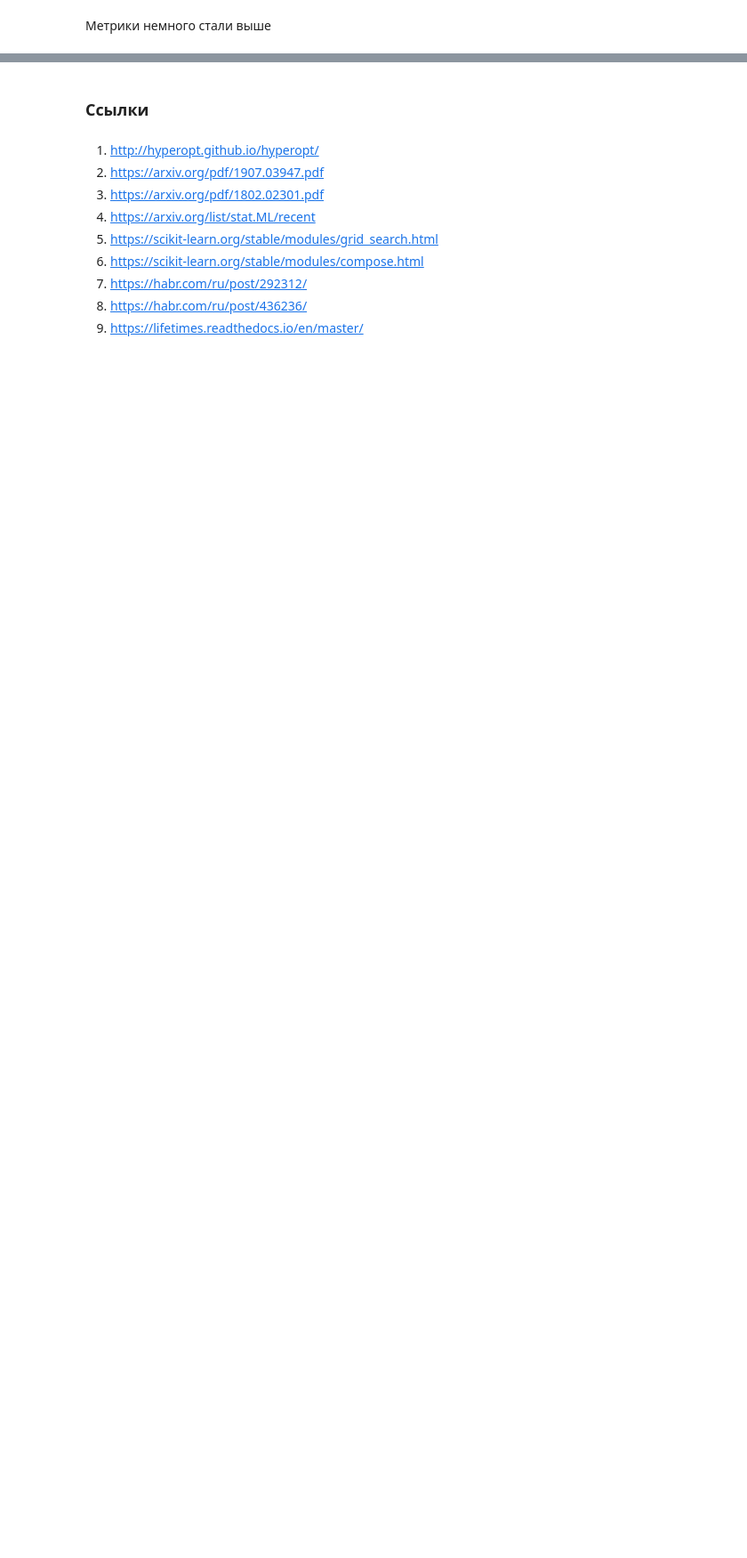
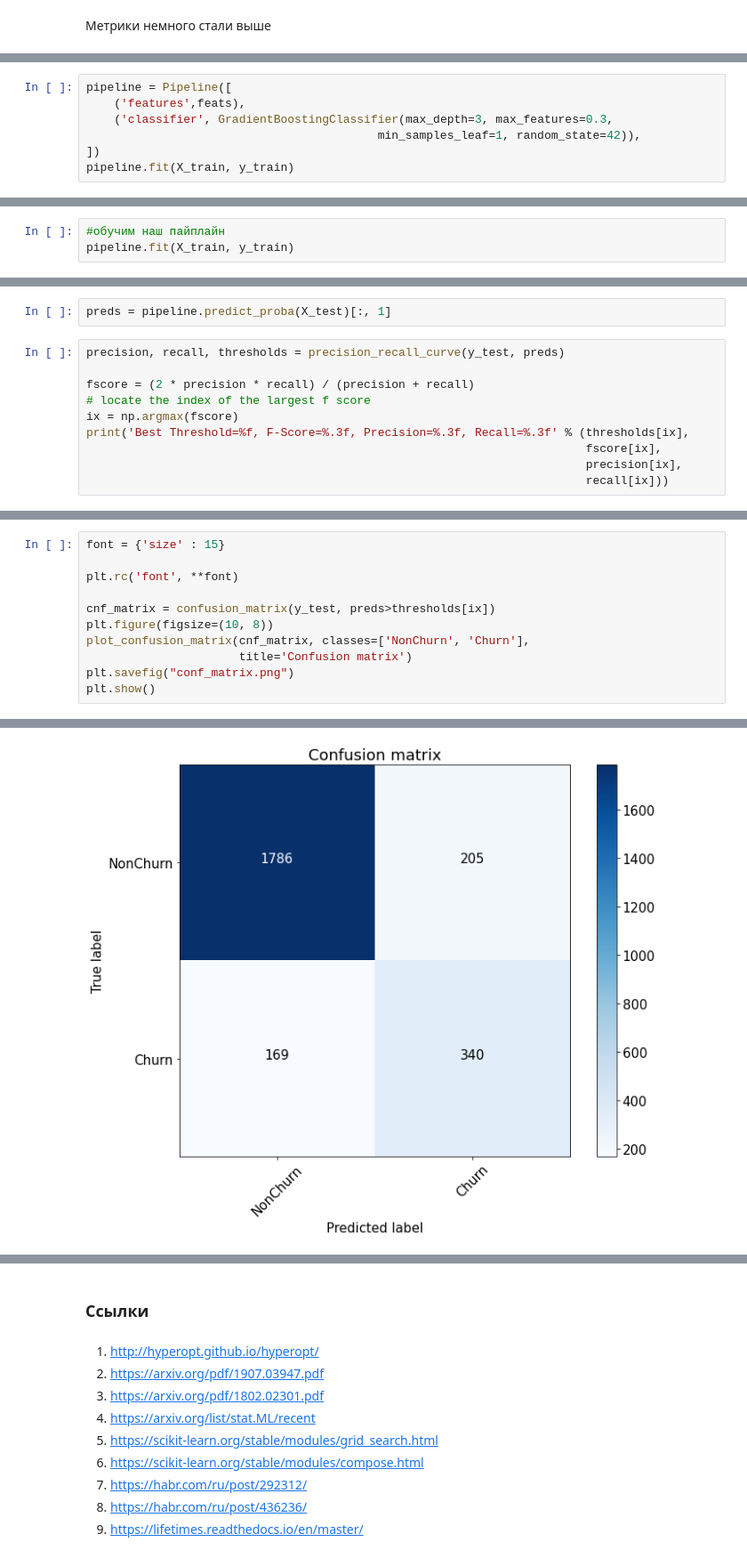
Before and after one commit to Praetorian15/ML-in-business, a Jupyter notebook: HW5.ipynb, the cells around one changed output, grey strips where cells are left out. Shown at 89% size. Saved outputs shown, nothing was run; the diff lists cells and outputs as text; blank space fills up the shorter version.

```diff
--- a/HW5.ipynb
+++ b/HW5.ipynb
@@ -804,0 +380,7 @@ Best Threshold=0.406123, F-Score=0.714, Precision=0.666, Recall=0.769, Roc-AUC=0
+# %%
+pipeline = Pipeline([
+    ('features',feats),
+    ('classifier', GradientBoostingClassifier(max_depth=3, max_features=0.3,
+                                          min_samples_leaf=1, random_state=42)),
+])
+pipeline.fit(X_train, y_train)
@@ -804,0 +405,3 @@ Best Threshold=0.406123, F-Score=0.714, Precision=0.666, Recall=0.769, Roc-AUC=0
+# %%
+#обучим наш пайплайн
+pipeline.fit(X_train, y_train)
@@ -804,0 +426,12 @@ Best Threshold=0.406123, F-Score=0.714, Precision=0.666, Recall=0.769, Roc-AUC=0
+# %%
+preds = pipeline.predict_proba(X_test)[:, 1]
+# %%
+precision, recall, thresholds = precision_recall_curve(y_test, preds)
+
+fscore = (2 * precision * recall) / (precision + recall)
+# locate the index of the largest f score
+ix = np.argmax(fscore)
+print('Best Threshold=%f, F-Score=%.3f, Precision=%.3f, Recall=%.3f' % (thresholds[ix],
+                                                                        fscore[ix],
+                                                                        precision[ix],
+                                                                        recall[ix]))
@@ -804,0 +440,12 @@ Best Threshold=0.406123, F-Score=0.714, Precision=0.666, Recall=0.769, Roc-AUC=0
+# %%
+font = {'size' : 15}
+
+plt.rc('font', **font)
+
+cnf_matrix = confusion_matrix(y_test, preds>thresholds[ix])
+plt.figure(figsize=(10, 8))
+plot_confusion_matrix(cnf_matrix, classes=['NonChurn', 'Churn'],
+                      title='Confusion matrix')
+plt.savefig("conf_matrix.png")
+plt.show()
+# %% [output]
@@ -804,0 +455 @@ Best Threshold=0.406123, F-Score=0.714, Precision=0.666, Recall=0.769, Roc-AUC=0
+[figure, added]
```
Also changed, not shown: parts of 115 cells of this notebook.
